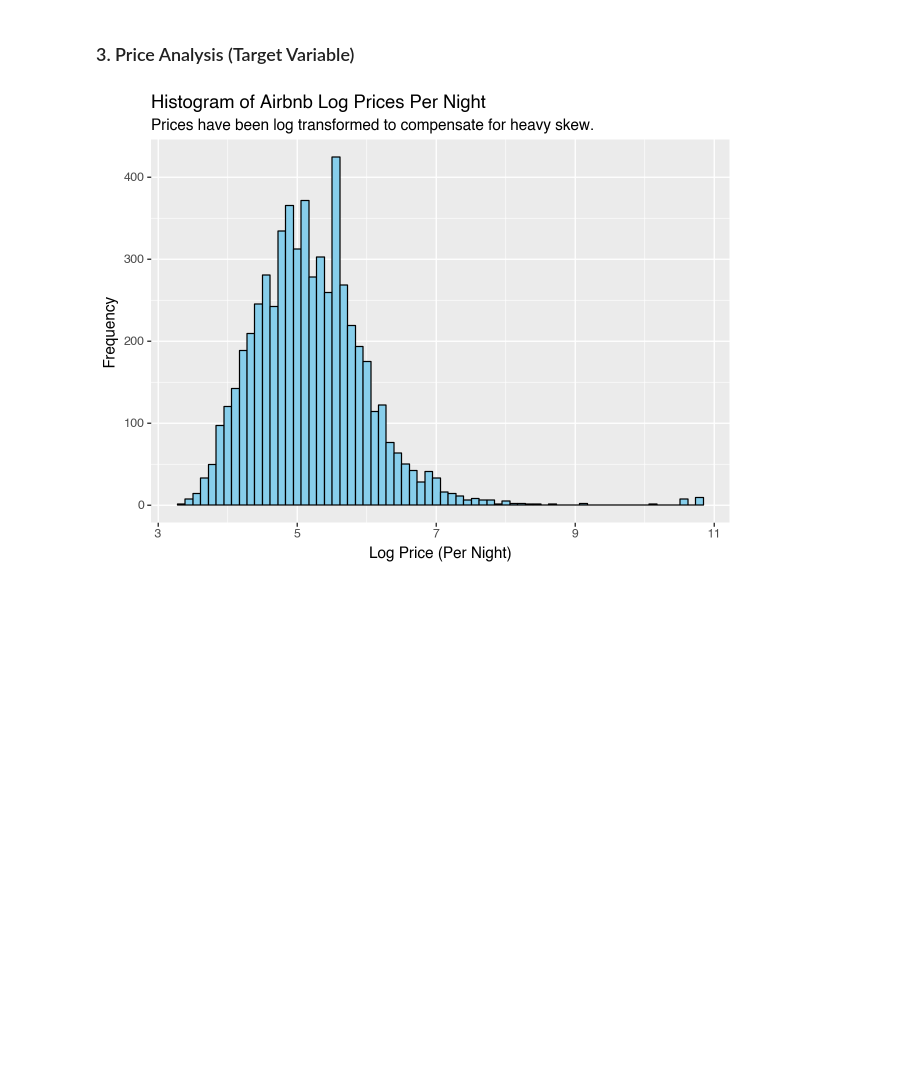
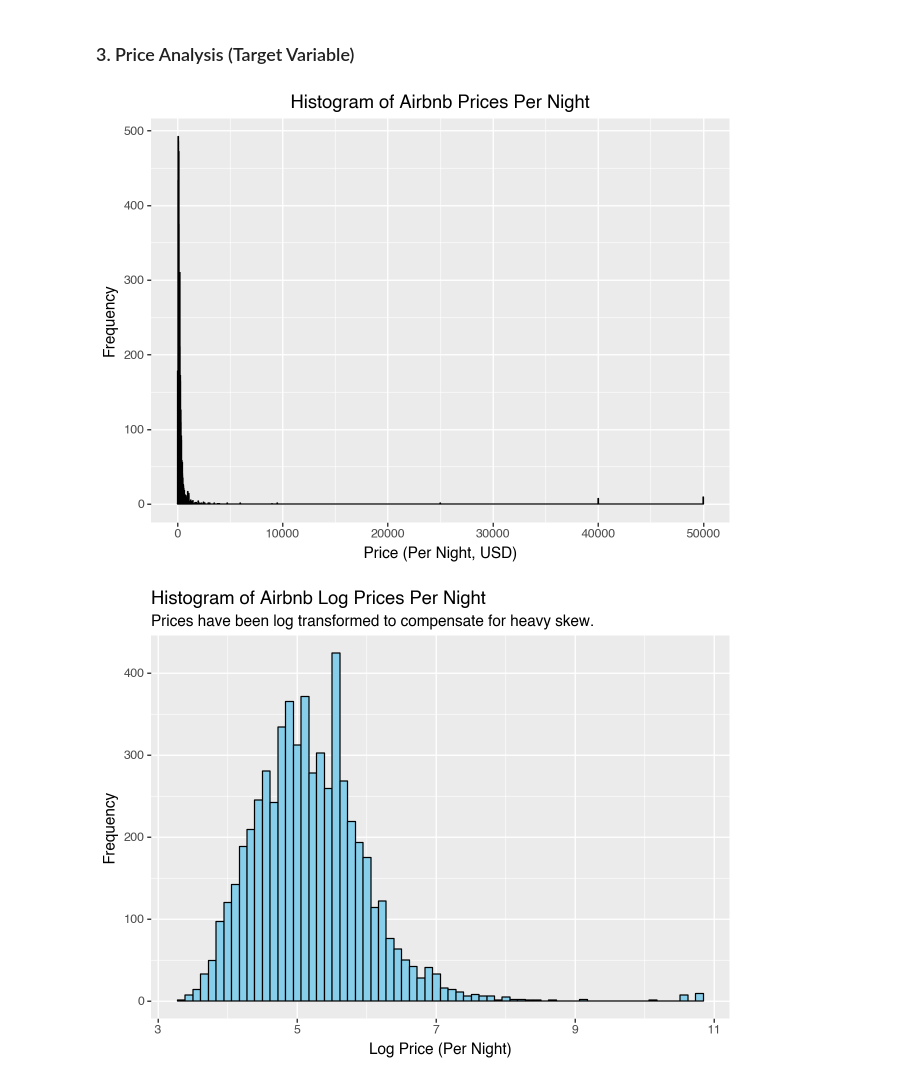
Before and after one commit to matteosaisi/airbnb-pricing-optimization, a Jupyter notebook: notebooks/01_data_exploration.ipynb, the cells around one changed output. Saved outputs shown, nothing was run; the diff lists cells and outputs as text; code cells hidden in the pictures; blank space fills up the shorter version.

Commit message:
organizing + distributions of critical features

```diff
--- a/notebooks/01_data_exploration.ipynb
+++ b/notebooks/01_data_exploration.ipynb
@@ -75,0 +72,12 @@ df["log_price"] = np.log(df["price"])
+# %%
+# distribution of the raw price data
+
+(
+    ggplot(df, mapping = aes(x = "price")) +
+    geom_histogram(color = "black", fill = "skyblue") +
+    labs(title = "Histogram of Airbnb Prices Per Night",
+         x = "Price (Per Night, USD)",
+         y = "Frequency")
+)
+# %% [output]
+[figure, added]
```
Also changed, not shown: parts of 27 cells of this notebook.
